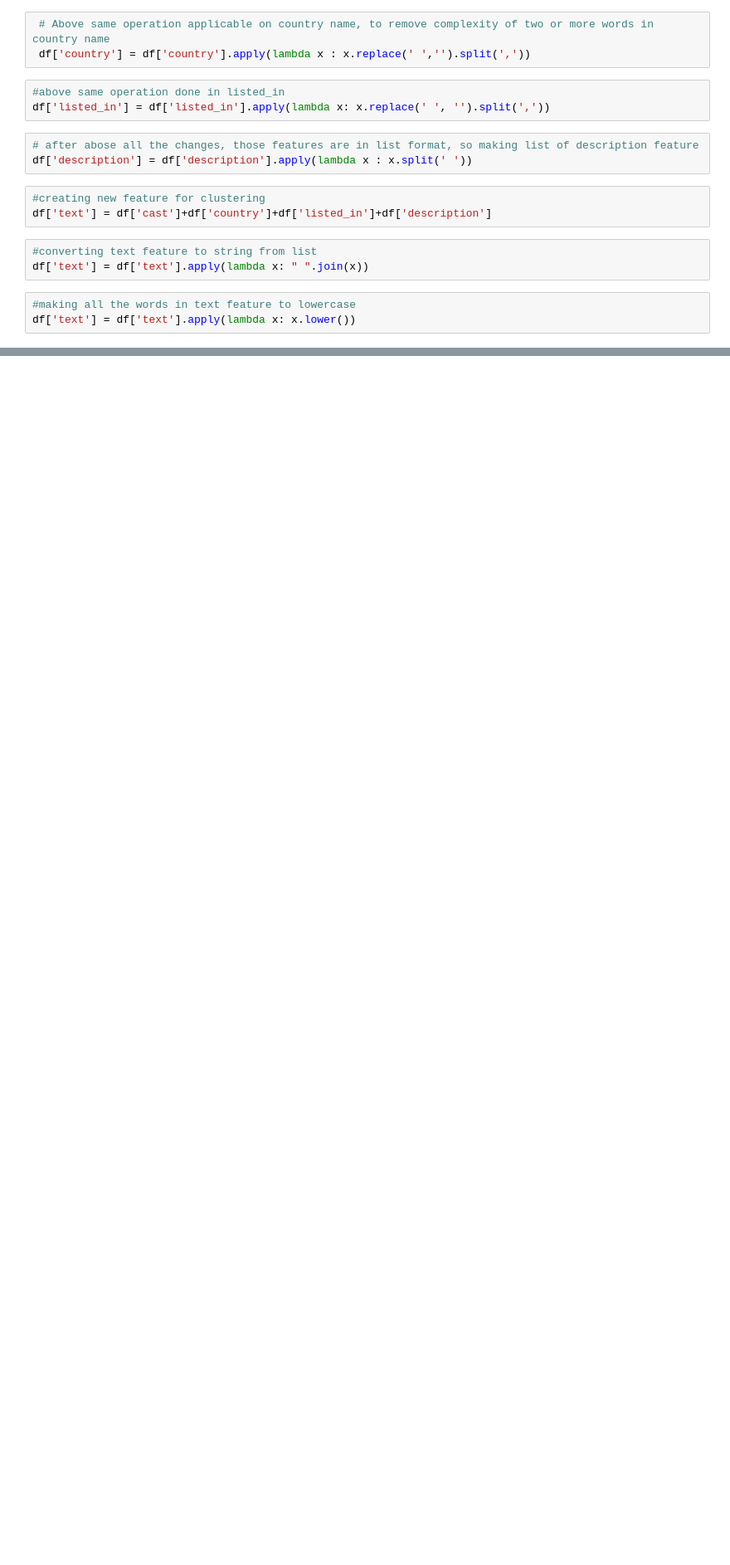
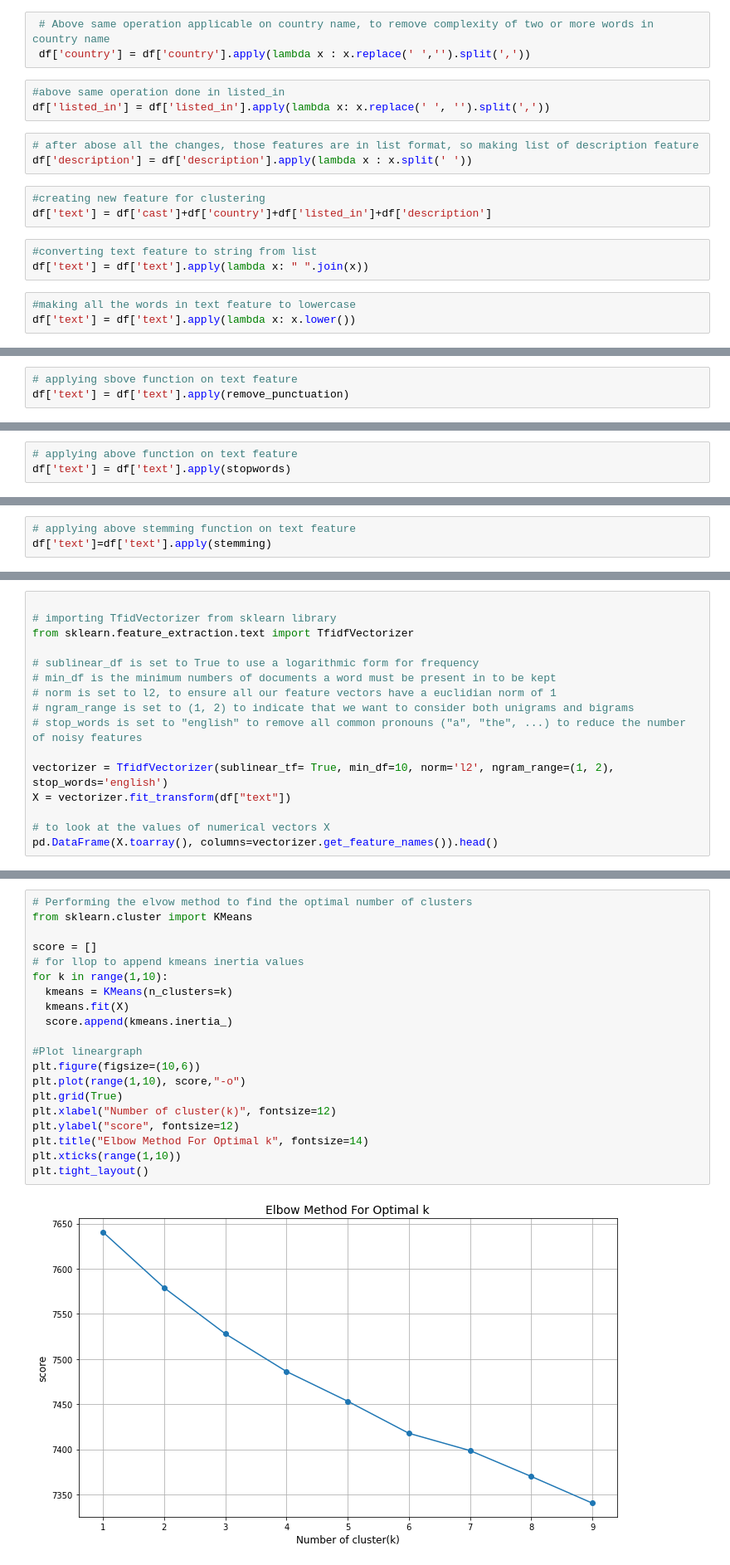
Before and after one commit to AkashK18/-NETFLIX-MOVIES-AND-TV-SHOWS-CLUSTERING, a Jupyter notebook: Netflix_&_TV_Shows.ipynb, the cells around one changed output, grey strips where cells are left out. Shown: that part at 83% size. Saved outputs shown, nothing was run; the diff lists cells and outputs as text; blank space fills up the shorter version.

```diff
--- a/Netflix_&_TV_Shows.ipynb
+++ b/Netflix_&_TV_Shows.ipynb
@@ -811,0 +823,3 @@ df['text'] = df['text'].apply(lambda x: x.lower())
+# %%
+# applying sbove function on text feature
+df['text'] = df['text'].apply(remove_punctuation)
@@ -811,0 +850,3 @@ df['text'] = df['text'].apply(lambda x: x.lower())
+# %%
+# applying above function on text feature
+df['text'] = df['text'].apply(stopwords)
@@ -811,0 +870,3 @@ df['text'] = df['text'].apply(lambda x: x.lower())
+# %%
+# applying above stemming function on text feature
+df['text']=df['text'].apply(stemming)
@@ -811,0 +892,16 @@ df['text'] = df['text'].apply(lambda x: x.lower())
+# %%
+
+# importing TfidVectorizer from sklearn library
+from sklearn.feature_extraction.text import TfidfVectorizer
+
+# sublinear_df is set to True to use a logarithmic form for frequency
+# min_df is the minimum numbers of documents a word must be present in to be kept
+# norm is set to l2, to ensure all our feature vectors have a euclidian norm of 1
+# ngram_range is set to (1, 2) to indicate that we want to consider both unigrams and bigrams
+# stop_words is set to "english" to remove all common pronouns ("a", "the", ...) to reduce the number of noisy features
+
+vectorizer = TfidfVectorizer(sublinear_tf= True, min_df=10, norm='l2', ngram_range=(1, 2), stop_words='english')
+X = vectorizer.fit_transform(df["text"])
+
+# to look at the values of numerical vectors X
+pd.DataFrame(X.toarray(), columns=vectorizer.get_feature_names()).head()
@@ -811,0 +922,22 @@ df['text'] = df['text'].apply(lambda x: x.lower())
+# %%
+# Performing the elvow method to find the optimal number of clusters
+from sklearn.cluster import KMeans
+
+score = []
+# for llop to append kmeans inertia values
+for k in range(1,10):
+  kmeans = KMeans(n_clusters=k)
+  kmeans.fit(X)
+  score.append(kmeans.inertia_)
+
+#Plot lineargraph
+plt.figure(figsize=(10,6))
+plt.plot(range(1,10), score,"-o")
+plt.grid(True)
+plt.xlabel("Number of cluster(k)", fontsize=12)
+plt.ylabel("score", fontsize=12)
+plt.title("Elbow Method For Optimal k", fontsize=14)
+plt.xticks(range(1,10))
+plt.tight_layout()
+# %% [output]
+[figure, added]
```
Also changed, not shown: parts of 23 cells of this notebook.
